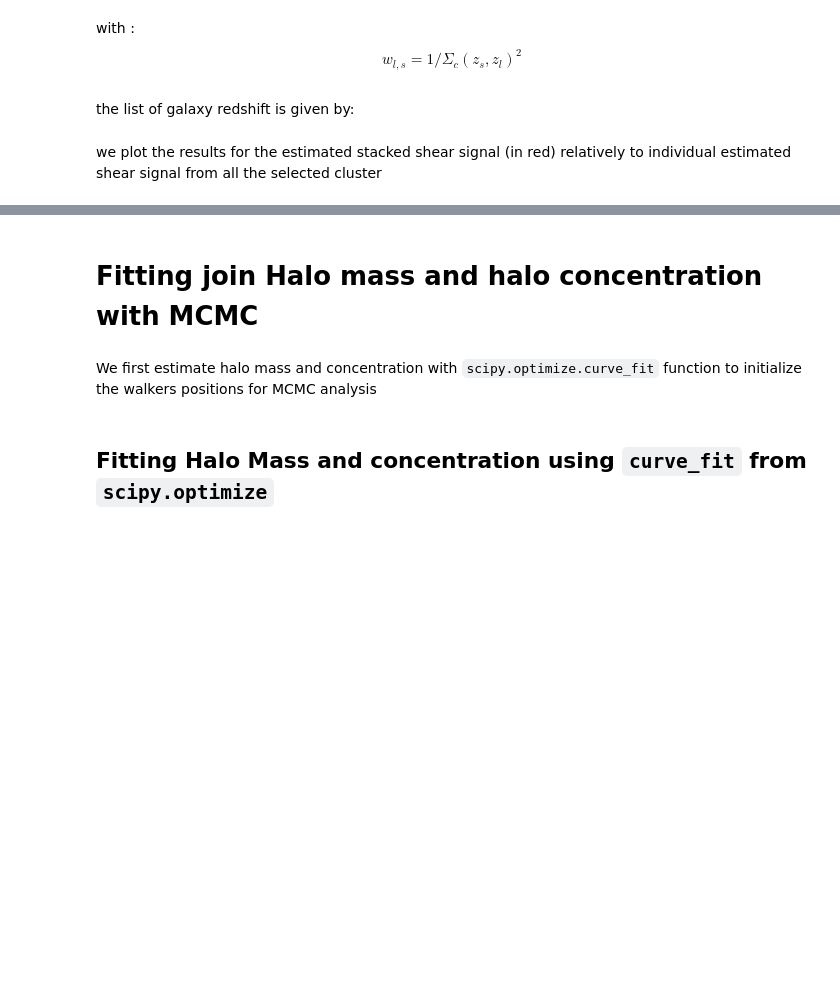
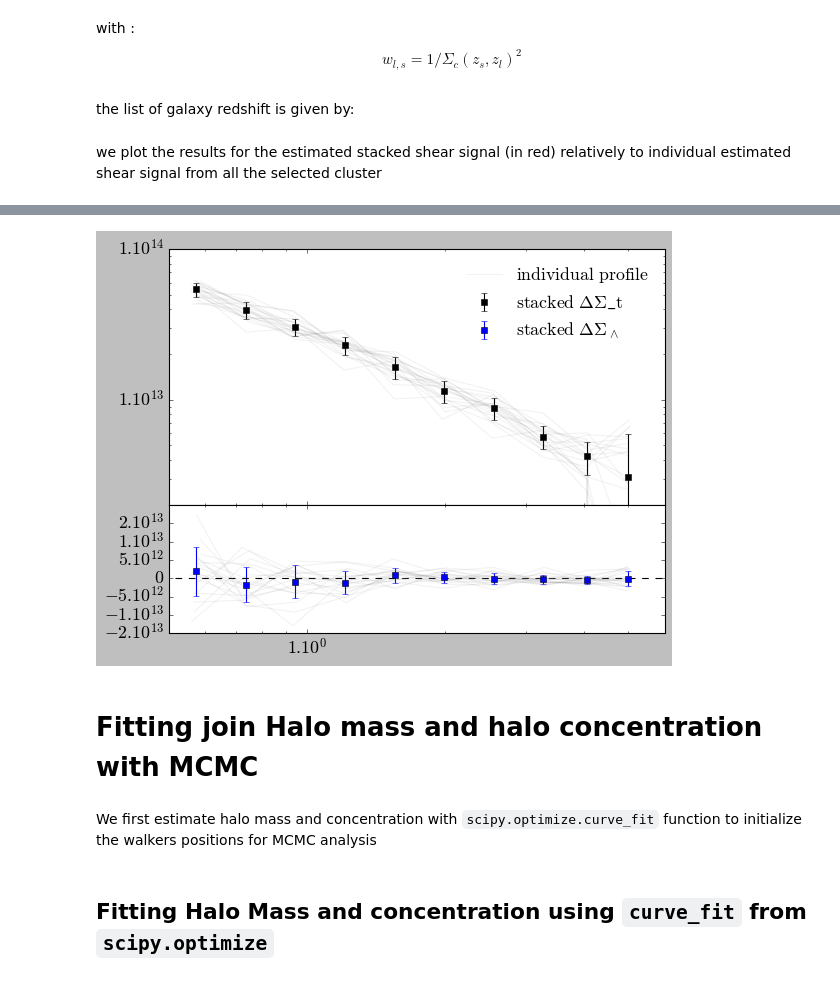
Before and after one commit to payerne/DC2Analysis, a Jupyter notebook: Example_Fit_Halo_mass using_stacked_signal.ipynb, the cells around one changed output, grey strips where cells are left out. Saved outputs shown, nothing was run; the diff lists cells and outputs as text; code cells hidden in the pictures; blank space fills up the shorter version.

```diff
--- a/Example_Fit_Halo_mass using_stacked_signal.ipynb
+++ b/Example_Fit_Halo_mass using_stacked_signal.ipynb
@@ -228,3 +176,73 @@ No handles with labels found to put in legend.
+# %%
+def myticks(x,pos):
+
+    if x == 0: return "$0$"
+
+    exponent = int(np.log10(abs(x)))
+    sign = x/abs(x)
+    coeff = x/(10**exponent)
+
+    return r"${:2.0f}.10^{{ {:2d} }}$".format(coeff,exponent)
+# %%
+from matplotlib import gridspec
+import matplotlib.ticker as ticker
+
+# Simple data to display in various forms
+r = profile['radius']
+rr = np.logspace(-2,7,100)
+gt, gt_err = profile['gt'], profile['gt_err']
+gx, gx_err = profile['gx'], profile['gx_err']
+
+
+fig = plt.figure()
+gs = gridspec.GridSpec(2, 1, height_ratios=[2, 1])
+ax0 = plt.subplot(gs[0])
+ax0.tick_params(axis='both', which='major', labelsize=16)
+#ax0.set_ylabel('ff')
+
+# log scale for axis Y of the first subplot
+ax0.set_yscale("log")
+ax0.set_xscale("log")
+ax0.set_xlim(stack.r_low, stack.r_up)
+ax0.set_ylim(2*10**12, 10**14)
+line0 = ax0.errorbar(r, gt,gt_err, c='k', fmt = 's',  label=r'$\rm{stacked}\ \Delta\Sigma\_t$')
+ax0.plot(r, gt , '-', c = 'grey',alpha = 0.1, label = r'$\rm{individual\ profile}$')
+ax0.errorbar([],[],[], c='b', fmt = 's', label=r'$\rm{stacked}\ \Delta\Sigma_\wedge$')
+
+for i in range(stack.n_stacked_cluster):
+
+    ax0.plot(x_list[i],stack.LS_t_list[i],'-',c='grey',alpha=0.1)
+
+ax0.yaxis.set_major_formatter(ticker.FuncFormatter(myticks))
+ax0.legend(loc='best', frameon = False,
+          numpoints = 1, fontsize = 16)
+
+##############################
+ax1 = plt.subplot(gs[1], sharex = ax0)
+ax1.tick_params(axis='both', which='major', labelsize=16)
+
+
+
+line1 = ax1.errorbar(r, gx,gx_err, c='b', fmt = 's', label=r'$\Delta\Sigma_\times$')
+ax1.plot(rr, 0*rr, '--k')
+
+for i in range(stack.n_stacked_cluster):
+
+    ax1.plot(x_list[i],stack.LS_x_list[i],c='grey',alpha=0.1)
+
+plt.setp(ax0.get_xticklabels(), visible=False)
+# remove last tick label for the second subplot
+
+yticks = ax1.yaxis.get_major_ticks()
+yticks[-1].label1.set_visible(False)
+ax1.yaxis.set_major_formatter(ticker.FuncFormatter(myticks))
+ax1.xaxis.set_major_formatter(ticker.FuncFormatter(myticks))
+
+# remove vertical gap between subplots
+plt.subplots_adjust(hspace=.0)
+plt.show()
+# %% [output]
+[figure, added]
 # %% [markdown]
 # Fitting join Halo mass and halo concentration with MCMC
 # %% [markdown]
```
Also changed, not shown: parts of 17 cells of this notebook, 5 other files.
